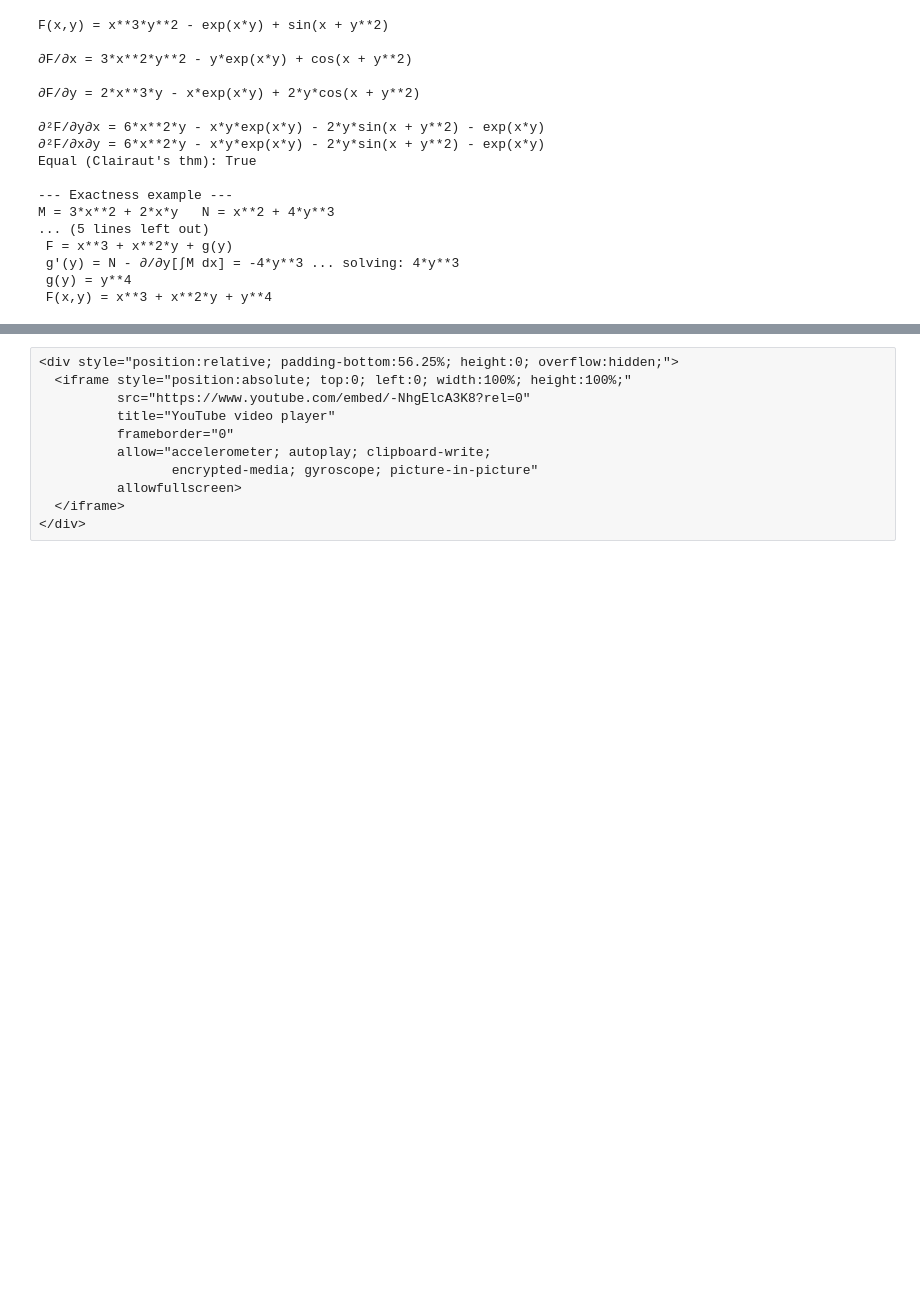
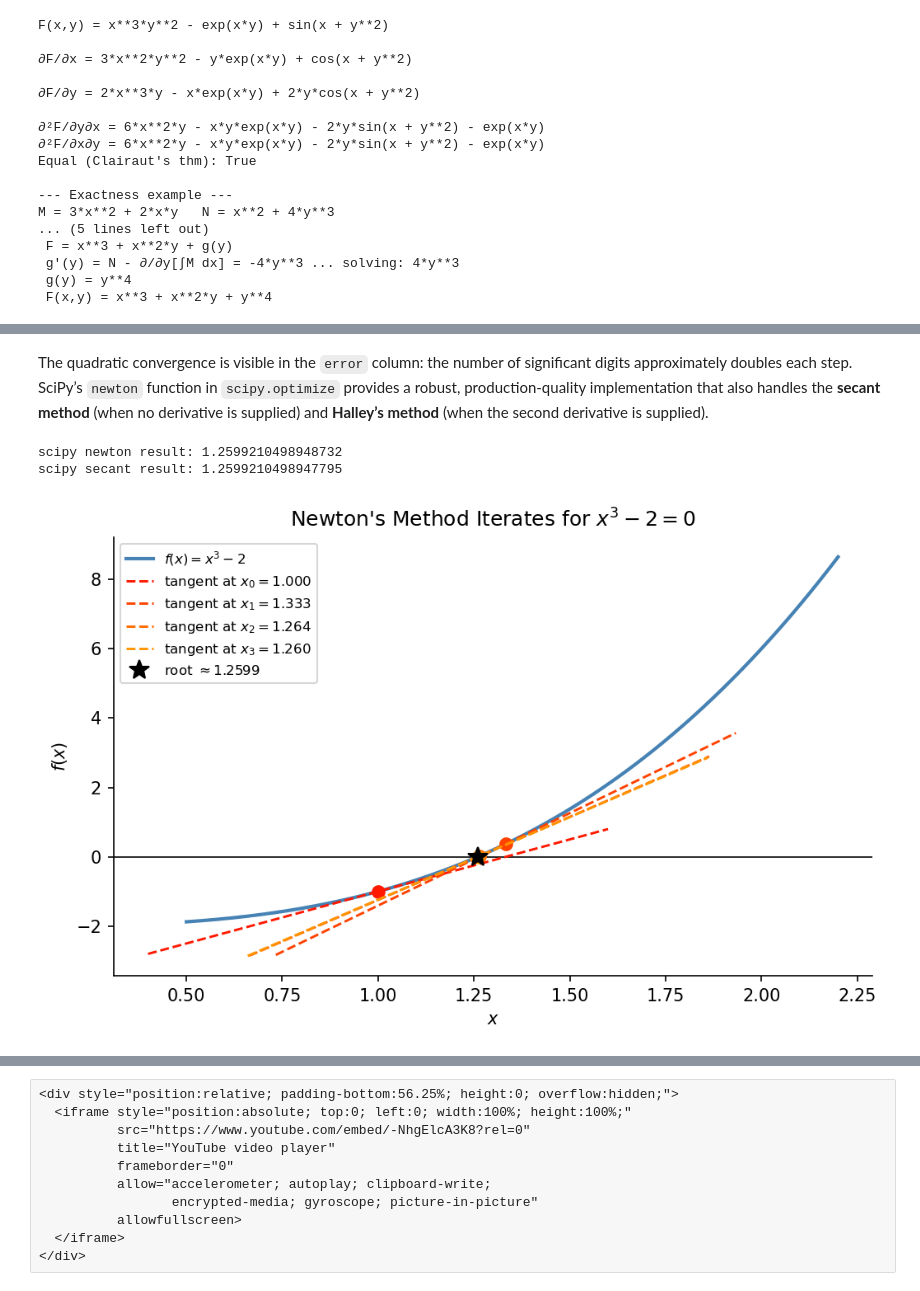
Before and after one commit to jmgraham30/math_341_diffeq, a Jupyter notebook: _site/calc_review.ipynb, the cells around one changed output, grey strips where cells are left out. Cells and saved outputs as stored; diff of their text form; code cells hidden in the pictures; blank space fills up the shorter version.

```diff
--- a/_site/calc_review.ipynb
+++ b/_site/calc_review.ipynb
@@ -747,0 +960,14 @@ M = 3*x**2 + 2*x*y   N = x**2 + 4*y**3
+# %%
+from scipy.optimize import minimize
+
+def f2_num(v):
+    return v[0]**3 + v[1]**3 - 3*v[0]*v[1]
+
+# Start near the known local min at (1, 1)
+x0 = np.array([0.5, 0.5])
+res = minimize(f2_num, x0, method='BFGS')
+print("scipy.optimize.minimize (BFGS) near (0.5, 0.5):")
+print(f"  x* ≈ {res.x}")
+print(f"  f(x*) ≈ {res.fun:.6f}")
+print(f"  Success: {res.success}")
+print(f"  Message: {res.message}")
@@ -747,0 +1062,47 @@ M = 3*x**2 + 2*x*y   N = x**2 + 4*y**3
+# %% [markdown]
+The quadratic convergence is visible in the `error` column: the number
+of significant digits approximately doubles each step. SciPy’s `newton`
+function in `scipy.optimize` provides a robust, production-quality
+implementation that also handles the **secant method** (when no
+derivative is supplied) and **Halley’s method** (when the second
+derivative is supplied).
+# %%
+from scipy.optimize import newton as sp_newton
+
+# Using scipy's newton (with analytic derivative → true Newton's method)
+root_scipy = sp_newton(f_cube, x0=1.0, fprime=df_cube, full_output=True)
+print("scipy newton result:", root_scipy[0])
+
+# Without fprime → secant method
+root_secant = sp_newton(f_cube, x0=1.0, full_output=True)
+print("scipy secant result:", root_secant[0])
+
+# Visualize the first few Newton iterates
+xv = np.linspace(0.5, 2.2, 400)
+fig, ax = plt.subplots(figsize=(7, 4.5))
+ax.plot(xv, f_cube(xv), color='steelblue', linewidth=2, label=r'$f(x)=x^3-2$')
+ax.axhline(0, color='k', linewidth=0.8)
+
+colors_n = plt.cm.autumn(np.linspace(0.1, 0.9, len(hist) - 1))
+for k in range(min(4, len(hist) - 1)):
+    xk = hist[k]
+    fxk = f_cube(xk)
+    dfxk = df_cube(xk)
+    x_tang = np.linspace(xk - 0.6, xk + 0.6, 50)
+    ax.plot(x_tang, fxk + dfxk * (x_tang - xk),
+            color=colors_n[k], linewidth=1.4, linestyle='--',
+            label=f'tangent at $x_{k}={xk:.3f}$')
+    ax.plot(xk, fxk, 'o', color=colors_n[k], markersize=7)
+
+ax.plot(root, 0, 'k*', markersize=12, zorder=6, label=f'root $\\approx {root:.4f}$')
+ax.set_xlabel('$x$')
+ax.set_ylabel('$f(x)$')
+ax.set_title("Newton's Method Iterates for $x^3 - 2 = 0$")
+ax.legend(fontsize=8)
+plt.tight_layout()
+plt.savefig('newton_1d.png', bbox_inches='tight')
+plt.show()
+# %% [output]
+scipy newton result: 1.2599210498948732
+scipy secant result: 1.2599210498947795
+[figure, added]
```
Also changed, not shown: parts of 19 cells of this notebook, 12 other files.
